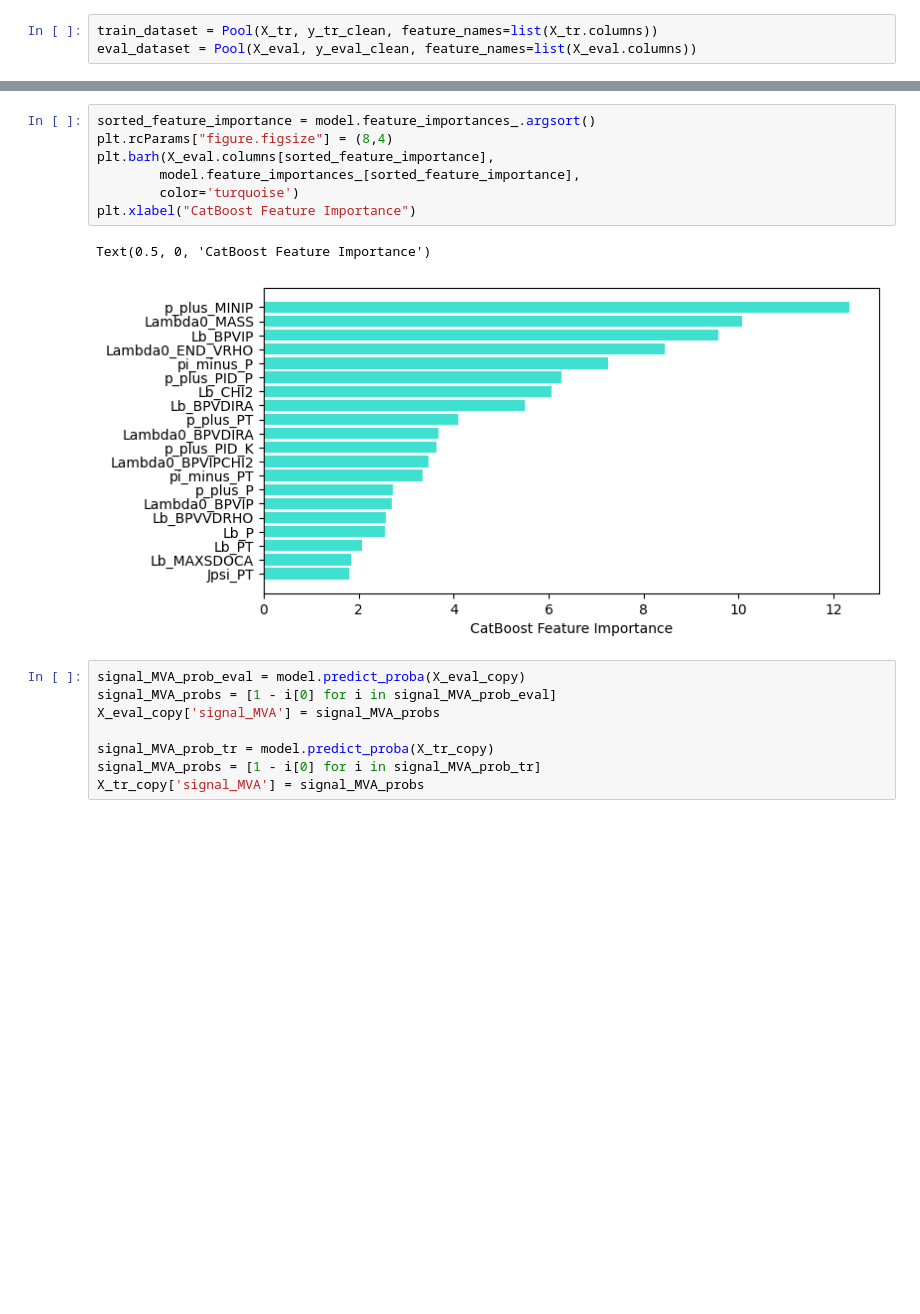
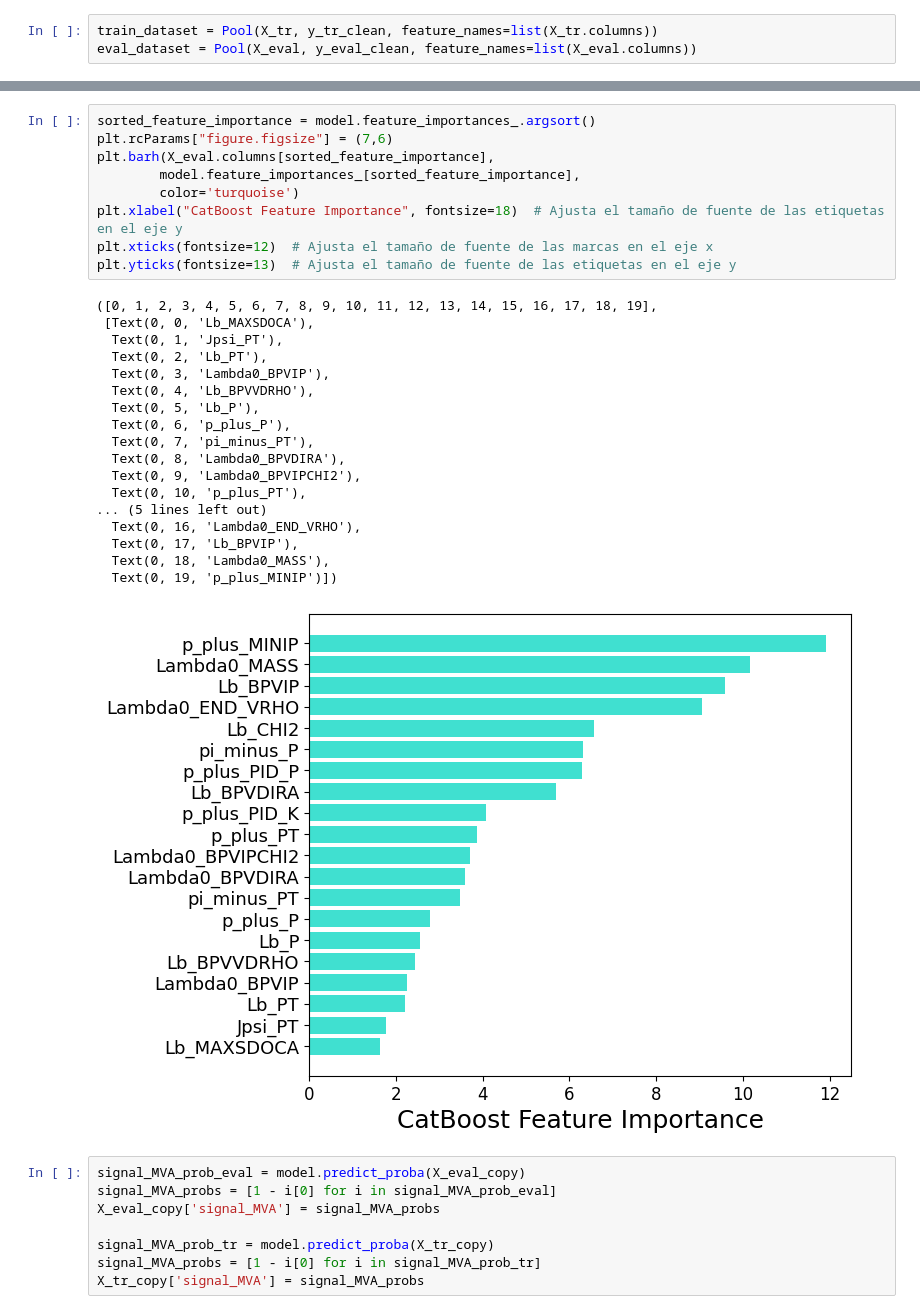
Before and after one commit to javeser/Trabajo-Fin-Master, a Jupyter notebook: catboot_model.ipynb, the cells around one changed output, grey strips where cells are left out. Drawn from its saved outputs; the diff is of its cells as text; blank space fills up the shorter version.

```diff
--- a/catboot_model.ipynb
+++ b/catboot_model.ipynb
@@ -182,14 +184,32 @@ print(model.get_all_params())
 {'nan_mode': 'Min', 'eval_metric': 'Logloss', 'iterations': 5000, 'sampling_frequency': 'PerTree', 'leaf_estimation_method': 'Newton', 'od_pval': 0, 'grow_policy': 'SymmetricTree', 'penalties_coeffici ...
 # %%
 sorted_feature_importance = model.feature_importances_.argsort()
-plt.rcParams["figure.figsize"] = (8,4)
+plt.rcParams["figure.figsize"] = (7,6)
 plt.barh(X_eval.columns[sorted_feature_importance],
         model.feature_importances_[sorted_feature_importance],
         color='turquoise')
-plt.xlabel("CatBoost Feature Importance")
+plt.xlabel("CatBoost Feature Importance", fontsize=18)  # Ajusta el tamaño de fuente de las etiquetas en el eje y
+plt.xticks(fontsize=12)  # Ajusta el tamaño de fuente de las marcas en el eje x
+plt.yticks(fontsize=13)  # Ajusta el tamaño de fuente de las etiquetas en el eje y
 # %% [output]
-Text(0.5, 0, 'CatBoost Feature Importance')
+([0, 1, 2, 3, 4, 5, 6, 7, 8, 9, 10, 11, 12, 13, 14, 15, 16, 17, 18, 19],
+ [Text(0, 0, 'Lb_MAXSDOCA'),
+  Text(0, 1, 'Jpsi_PT'),
+  Text(0, 2, 'Lb_PT'),
+  Text(0, 3, 'Lambda0_BPVIP'),
+  Text(0, 4, 'Lb_BPVVDRHO'),
+  Text(0, 5, 'Lb_P'),
+  Text(0, 6, 'p_plus_P'),
+  Text(0, 7, 'pi_minus_PT'),
+  Text(0, 8, 'Lambda0_BPVDIRA'),
+  Text(0, 9, 'Lambda0_BPVIPCHI2'),
+  Text(0, 10, 'p_plus_PT'),
+... (5 lines left out)
+  Text(0, 16, 'Lambda0_END_VRHO'),
+  Text(0, 17, 'Lb_BPVIP'),
+  Text(0, 18, 'Lambda0_MASS'),
+  Text(0, 19, 'p_plus_MINIP')])
-[figure, old version]
+[figure, new version]
 # %%
 signal_MVA_prob_eval = model.predict_proba(X_eval_copy)
 signal_MVA_probs = [1 - i[0] for i in signal_MVA_prob_eval]
```
Also changed, not shown: parts of 22 cells of this notebook.
